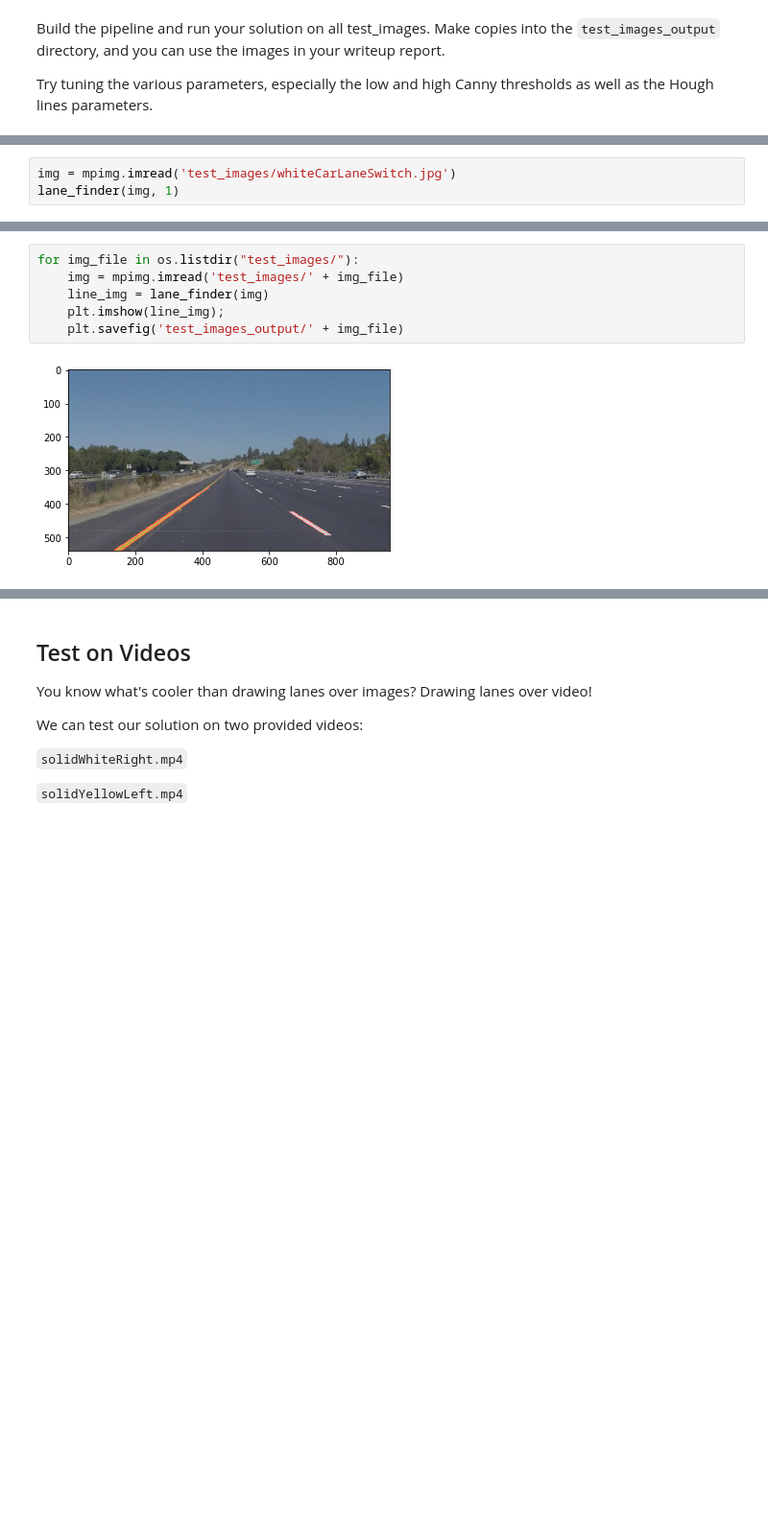
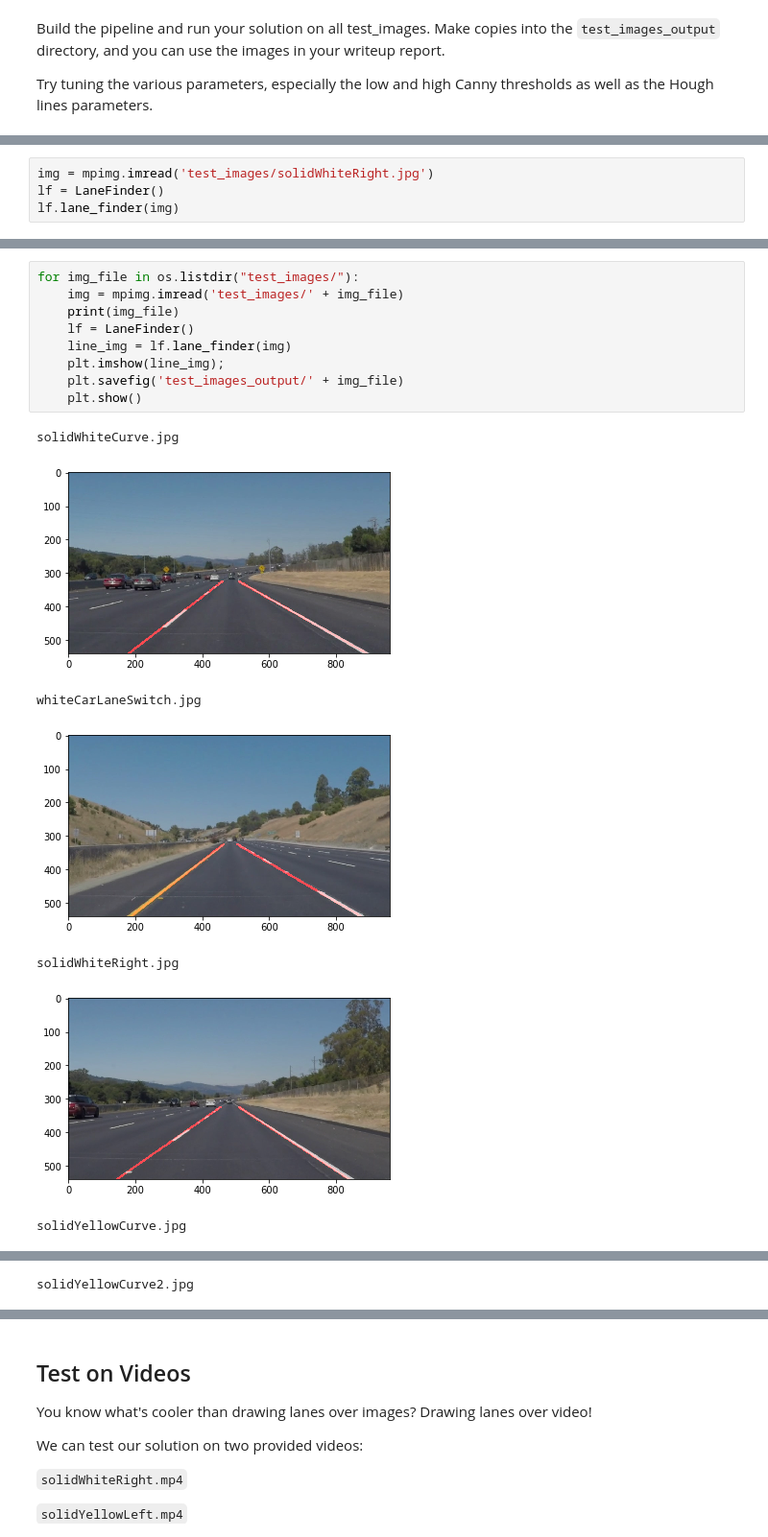
Before and after one commit to kanirudh/udacity-p1-lane-lines, a Jupyter notebook: P1.ipynb, the cells around one changed output, grey strips where cells are left out. Shown: that part at 96% size. Drawn from its saved outputs; the diff is of its cells as text; blank space fills up the shorter version.

Commit message:
Fixed lane finder algorithm

```diff
--- a/P1.ipynb
+++ b/P1.ipynb
@@ -244,4 +339,5 @@ def lane_finder(img, debug = 0):
 # %%
-img = mpimg.imread('test_images/whiteCarLaneSwitch.jpg')
-lane_finder(img, 1)
+img = mpimg.imread('test_images/solidWhiteRight.jpg')
+lf = LaneFinder()
+lf.lane_finder(img)
 # %% [output]
@@ -266,8 +361,17 @@ array([[[ 88, 127, 162],
 # %%
 for img_file in os.listdir("test_images/"):
     img = mpimg.imread('test_images/' + img_file)
-    line_img = lane_finder(img)
+    print(img_file)
+    lf = LaneFinder()
+    line_img = lf.lane_finder(img)
     plt.imshow(line_img);
     plt.savefig('test_images_output/' + img_file)
+    plt.show()
 # %% [output]
+solidWhiteCurve.jpg
-[figure, old version]
+[figure, new version]
+whiteCarLaneSwitch.jpg
+[figure, added]
+solidWhiteRight.jpg
+[figure, added]
+solidYellowCurve.jpg
@@ -273,0 +379 @@ for img_file in os.listdir("test_images/"):
+solidYellowCurve2.jpg
```
Also changed, not shown: parts of 10 cells of this notebook, 10 other files.
